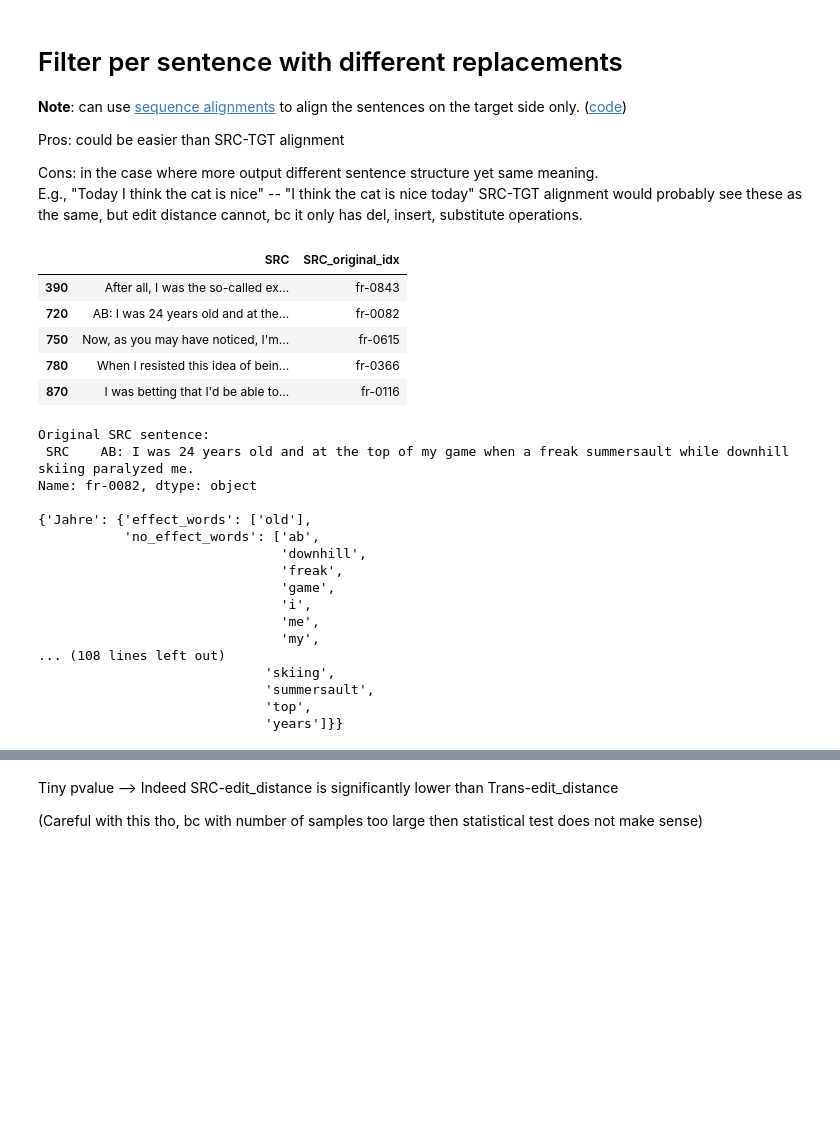
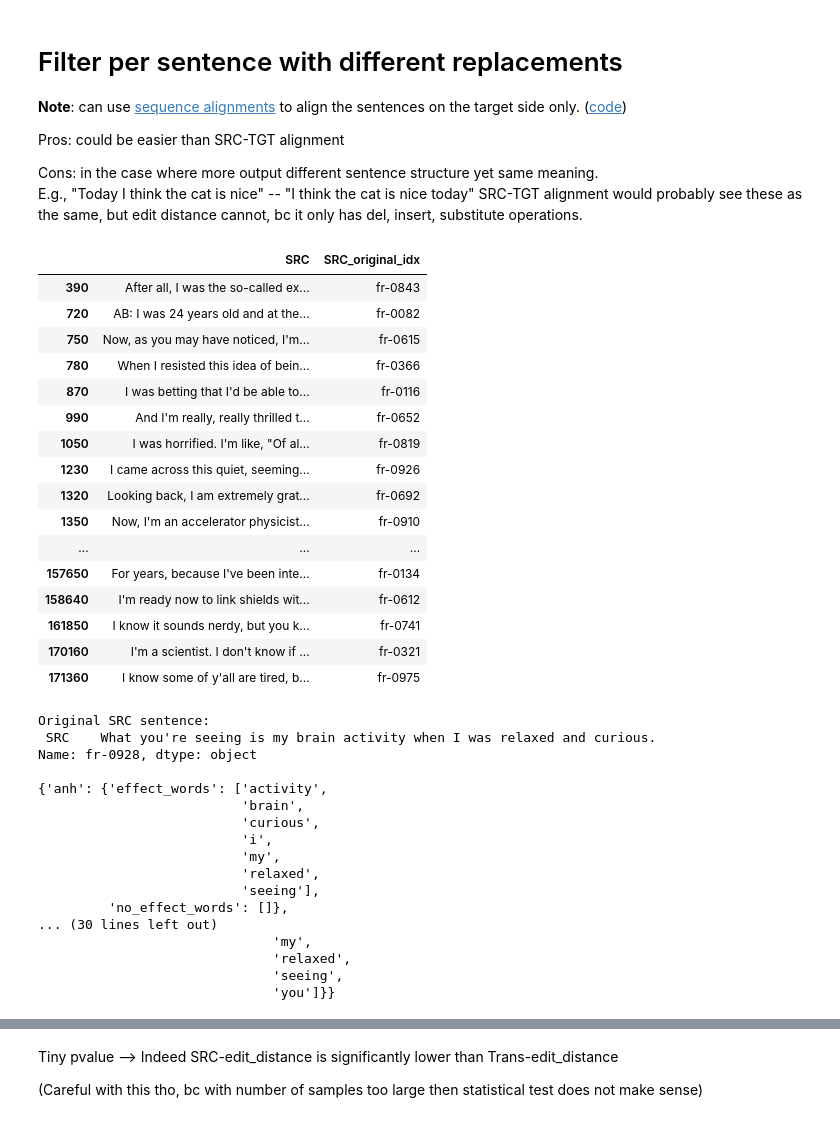
Before and after one commit to TuAnh23/Perturbation-basedQE, a Jupyter notebook: Input perturbation.ipynb, the cells around one changed output, grey strips where cells are left out. Cells and saved outputs as stored; diff of their text form; code cells hidden in the pictures; blank space fills up the shorter version.

```diff
--- a/Input perturbation.ipynb
+++ b/Input perturbation.ipynb
@@ -1156,16 +1175,27 @@ def analyse_single_sentence(sentence_df, align_type="trans-only"):
 # %%
 # output.to_pickle('analyse_winoMT.pkl')
 # output = pd.read_pickle('analyse_winoMT.pkl')
-# %%
-# Some missing info samples from mustSHE
-output[output['CATEGORY']=='1F'][['SRC', 'SRC_original_idx']].drop_duplicates().head()
-# %% [output]
-|  | SRC | SRC_original_idx |
-| 390 | After all, I was the so-called ex... | fr-0843 |
-| 720 | AB: I was 24 years old and at the... | fr-0082 |
-| 750 | Now, as you may have noticed, I'm... | fr-0615 |
-| 780 | When I resisted this idea of bein... | fr-0366 |
-| 870 | I was betting that I'd be able to... | fr-0116 |
+# %%
+# Some missing info samples from mustSHE
+output[output['CATEGORY']=='1F'][['SRC', 'SRC_original_idx']].drop_duplicates() #.head()
+# %% [output]
+|  | SRC | SRC_original_idx |
+| 390 | After all, I was the so-called ex... | fr-0843 |
+| 720 | AB: I was 24 years old and at the... | fr-0082 |
+| 750 | Now, as you may have noticed, I'm... | fr-0615 |
+| 780 | When I resisted this idea of bein... | fr-0366 |
+| 870 | I was betting that I'd be able to... | fr-0116 |
+| 990 | And I'm really, really thrilled t... | fr-0652 |
+| 1050 | I was horrified. I'm like, "Of al... | fr-0819 |
+| 1230 | I came across this quiet, seeming... | fr-0926 |
+| 1320 | Looking back, I am extremely grat... | fr-0692 |
+| 1350 | Now, I'm an accelerator physicist... | fr-0910 |
+| ... | ... | ... |
+| 157650 | For years, because I've been inte... | fr-0134 |
+| 158640 | I'm ready now to link shields wit... | fr-0612 |
+| 161850 | I know it sounds nerdy, but you k... | fr-0741 |
+| 170160 | I'm a scientist. I don't know if ... | fr-0321 |
+| 171360 | I know some of y'all are tired, b... | fr-0975 |
 # %%
 import pprint
 
@@ -1173,27 +1203,27 @@ import pprint
 pd.set_option('display.max_colwidth', None)
 pd.set_option('display.max_rows', 9999999)
 
-sentence_idx = 'fr-0082'
+sentence_idx = 'fr-0928'
 print(f"Original SRC sentence: \n {output[['SRC', 'SRC_original_idx']].drop_duplicates().set_index('SRC_original_idx').loc[sentence_idx]}")
 print()
 
 pprint.pprint(analyse_single_sentence(output[output['SRC_original_idx'] == sentence_idx], align_type="trans-only"))
 # %% [output]
 Original SRC sentence:
- SRC    AB: I was 24 years old and at the top of my game when a freak summersault while downhill skiing paralyzed me.
-Name: fr-0082, dtype: object
+ SRC    What you're seeing is my brain activity when I was relaxed and curious.
+Name: fr-0928, dtype: object
 
-{'Jahre': {'effect_words': ['old'],
-           'no_effect_words': ['ab',
-                               'downhill',
-                               'freak',
-                               'game',
-                               'i',
-                               'me',
-                               'my',
-... (108 lines left out)
-                             'skiing',
-                             'summersault',
-                             'top',
-                             'years']}}
+{'anh': {'effect_words': ['activity',
+                          'brain',
+                          'curious',
+                          'i',
+                          'my',
+                          'relaxed',
+                          'seeing'],
+         'no_effect_words': []},
+... (30 lines left out)
+                              'my',
+                              'relaxed',
+                              'seeing',
+                              'you']}}
 # %%
```
Also changed, not shown: parts of 9 cells of this notebook, 5 other files.
